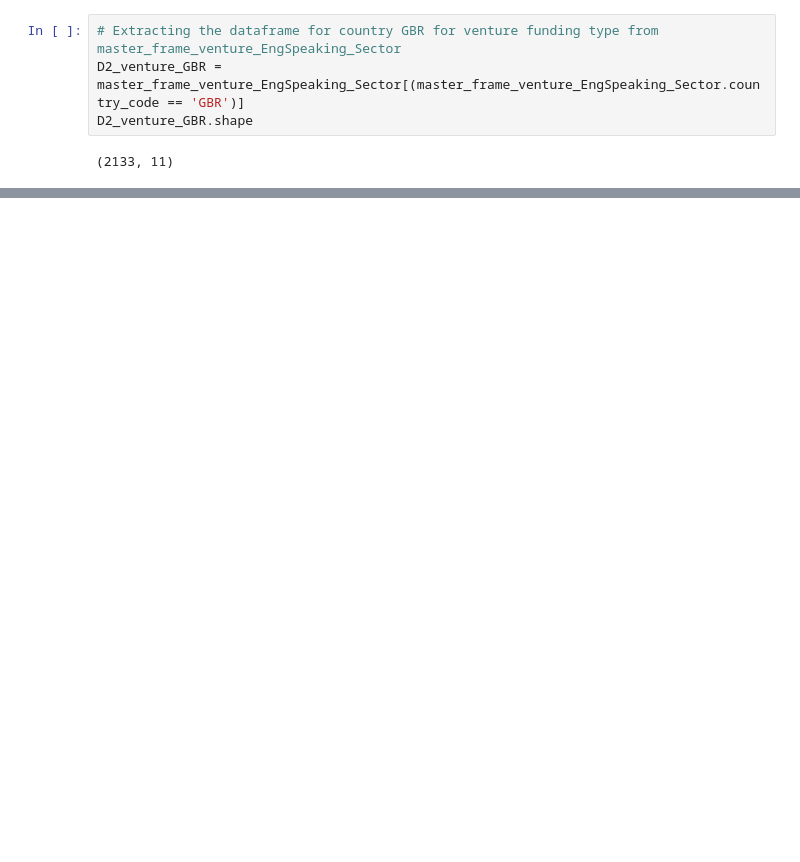
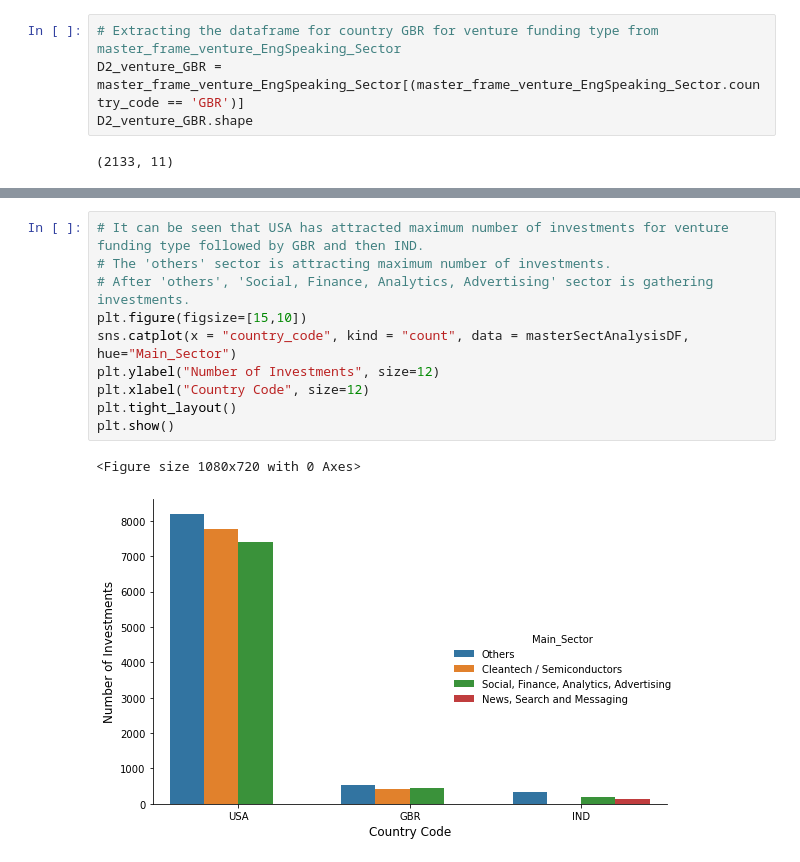
Before and after one commit to PCP4Dev/AI, a Jupyter notebook: InvestmentAssignment/Investment Assignment.ipynb, the cells around one changed output, grey strips where cells are left out. Saved outputs shown, nothing was run; the diff lists cells and outputs as text; blank space fills up the shorter version.

```diff
--- a/InvestmentAssignment/Investment Assignment.ipynb
+++ b/InvestmentAssignment/Investment Assignment.ipynb
@@ -789,0 +835,13 @@ plt.show()
+# %%
+# It can be seen that USA has attracted maximum number of investments for venture funding type followed by GBR and then IND.
+# The 'others' sector is attracting maximum number of investments.
+# After 'others', 'Social, Finance, Analytics, Advertising' sector is gathering investments.
+plt.figure(figsize=[15,10])
+sns.catplot(x = "country_code", kind = "count", data = masterSectAnalysisDF, hue="Main_Sector")
+plt.ylabel("Number of Investments", size=12)
+plt.xlabel("Country Code", size=12)
+plt.tight_layout()
+plt.show()
+# %% [output]
+<Figure size 1080x720 with 0 Axes>
+[figure, added]
```
Also changed, not shown: parts of 181 cells of this notebook.
